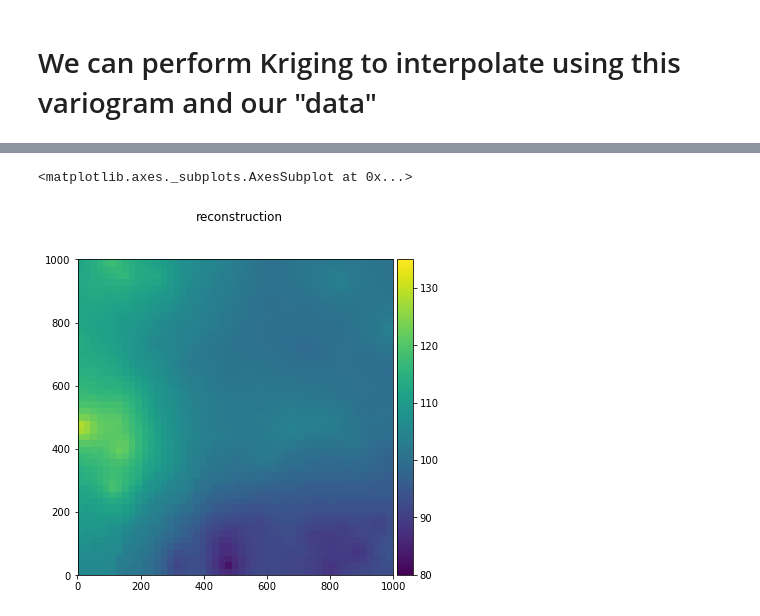
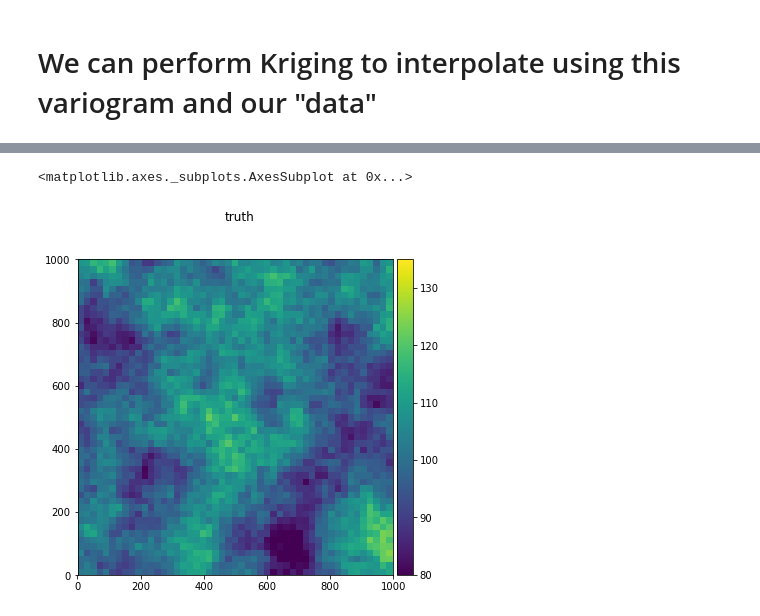
Before and after one commit to mnfienen/GW1876, a Jupyter notebook: activities/geostatistics/geostatistics_introduction.ipynb, the cells around one changed output, grey strips where cells are left out. Saved outputs shown, nothing was run; the diff lists cells and outputs as text; code cells hidden in the pictures.

```diff
--- a/activities/geostatistics/geostatistics_introduction.ipynb
+++ b/activities/geostatistics/geostatistics_introduction.ipynb
@@ -101,0 +41,2 @@ plt.plot([new_a,new_a],[0, new_c], 'r')
+# %%
+X,Y,Z,v,gs,sample_df = gh.data_cooker()
@@ -115,5 +288,5 @@ Z_interp = gh.geostat_interpolate(X,Y,k.interp_data, sample_df)
 # %%
-gh.grid_plot(X,Y,Z_interp,vlims=[80,135], title='reconstruction')
+gh.grid_plot(X,Y,Z,vlims=[80,135],title='truth')
 # %% [output]
 <matplotlib.axes._subplots.AxesSubplot at 0x...>
-[figure, old version]
+[figure, new version]
```
Also changed, not shown: parts of 83 cells of this notebook, 1 other file.
